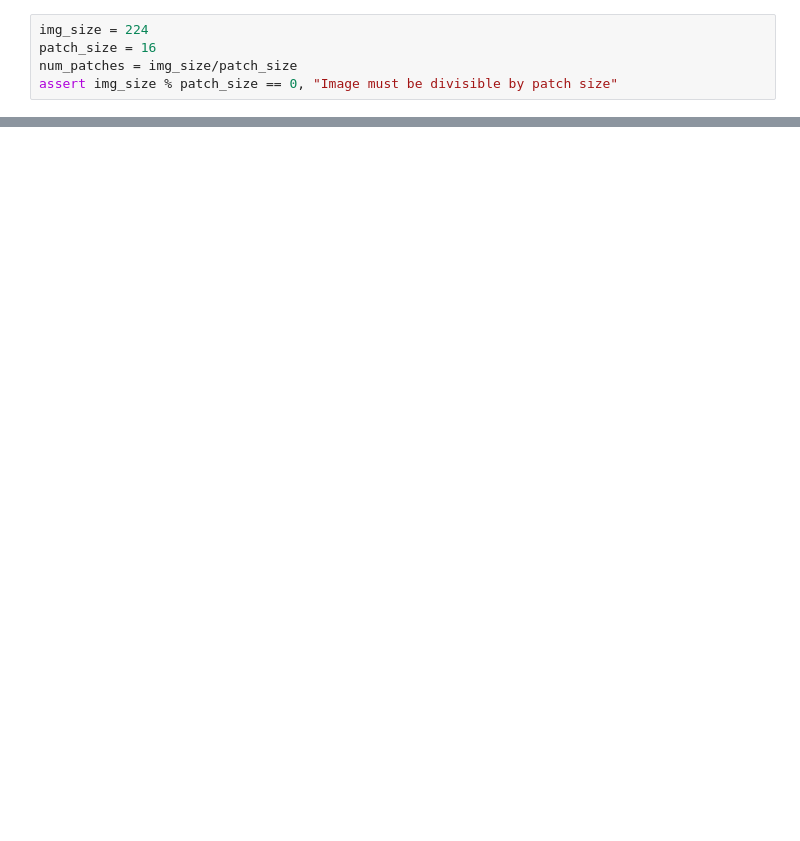
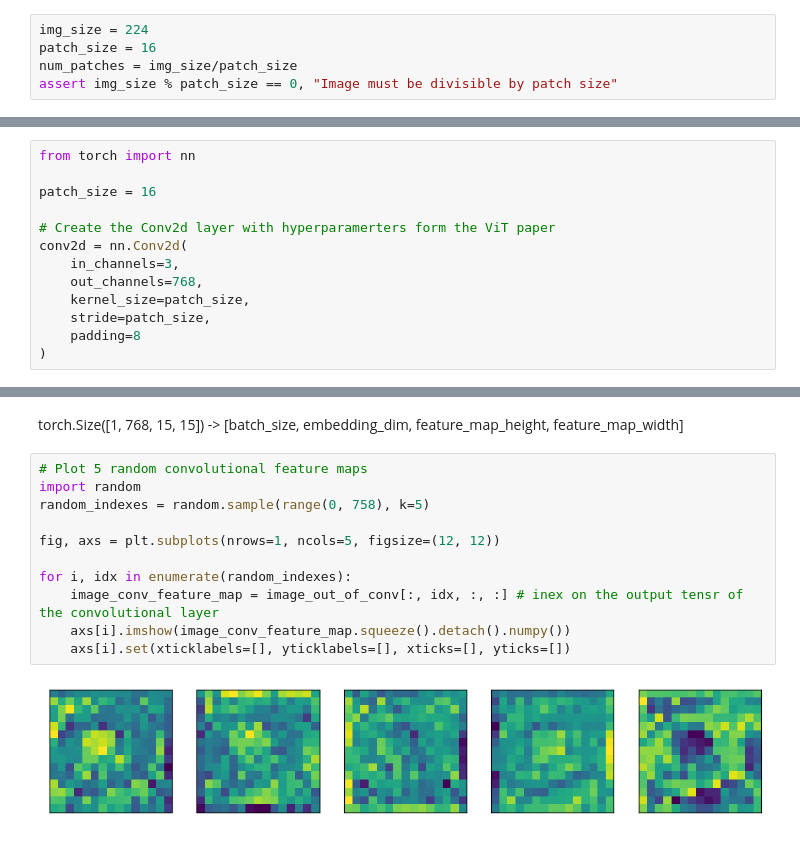
Before and after one commit to LeonardPuettmann/pytorch-deep-learning, a Jupyter notebook: 08_paper_replicating.ipynb, the cells around one changed output, grey strips where cells are left out. Drawn from its saved outputs; the diff is of its cells as text; blank space fills up the shorter version.

Commit message:
Continued a bit with the paper replication

```diff
--- a/08_paper_replicating.ipynb
+++ b/08_paper_replicating.ipynb
@@ -122,0 +169,13 @@ for i, patch in enumerate(range(0, img_size, patch_size)):
+# %%
+from torch import nn
+
+patch_size = 16
+
+# Create the Conv2d layer with hyperparamerters form the ViT paper
+conv2d = nn.Conv2d(
+    in_channels=3,
+    out_channels=768,
+    kernel_size=patch_size,
+    stride=patch_size,
+    padding=8
+)
@@ -122,0 +188,15 @@ for i, patch in enumerate(range(0, img_size, patch_size)):
+# %% [markdown]
+torch.Size([1, 768, 15, 15]) -> [batch_size, embedding_dim, feature_map_height, feature_map_width]
+# %%
+# Plot 5 random convolutional feature maps
+import random
+random_indexes = random.sample(range(0, 758), k=5)
+
+fig, axs = plt.subplots(nrows=1, ncols=5, figsize=(12, 12))
+
+for i, idx in enumerate(random_indexes):
+    image_conv_feature_map = image_out_of_conv[:, idx, :, :] # inex on the output tensr of the convolutional layer
+    axs[i].imshow(image_conv_feature_map.squeeze().detach().numpy())
+    axs[i].set(xticklabels=[], yticklabels=[], xticks=[], yticks=[])
+# %% [output]
+[figure, added]
```
Also changed, not shown: parts of 16 cells of this notebook.
